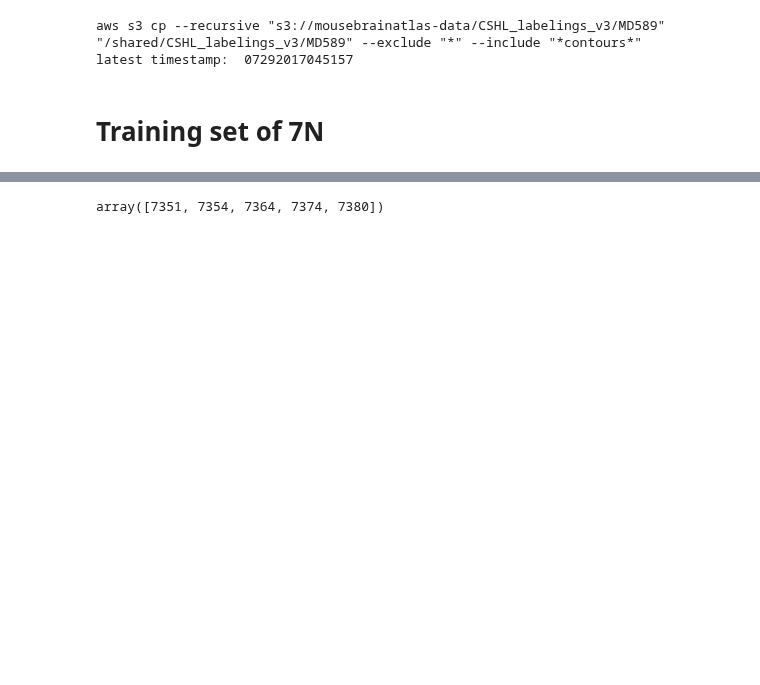
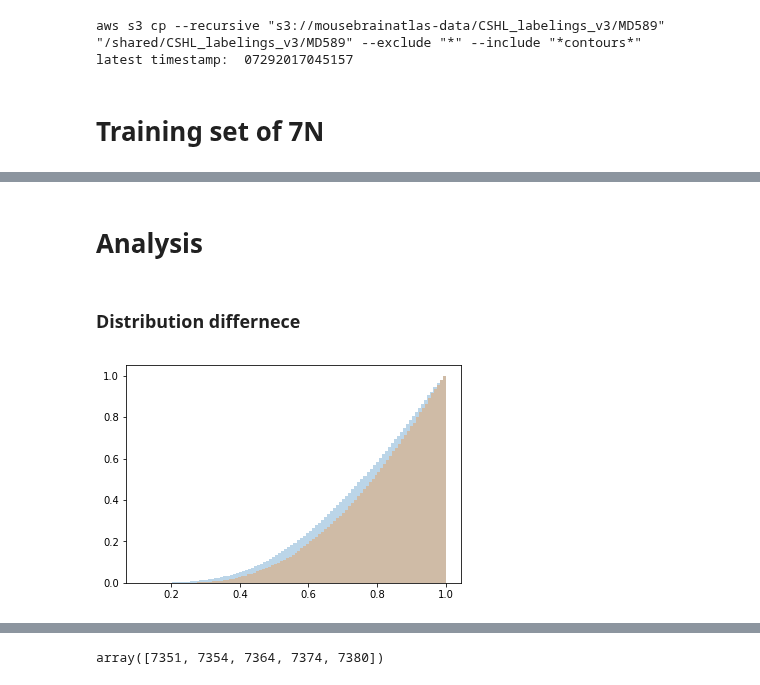
Before and after one commit to xiangjiph/MouseBrainAtlas, a Jupyter notebook: XJ/Blob_detection_v3.3(Analyze whole brain-stem data).ipynb, the cells around one changed output, grey strips where cells are left out. Cells and saved outputs as stored; diff of their text form; code cells hidden in the pictures; blank space fills up the shorter version.

```diff
--- a/XJ/Blob_detection_v3.3(Analyze whole brain-stem data).ipynb
+++ b/XJ/Blob_detection_v3.3(Analyze whole brain-stem data).ipynb
@@ -131,0 +156,19 @@ len(typical_blob_props[152]['area'])
+# %%
+positive_similarity_sec_prop = collections.defaultdict(dict)
+for tempSec in TBID_in_structure.keys():
+    for tempProp in training_props:
+        temp_sec_prop_similarity = []
+        for tempBID in TBID_in_structure[tempSec][structure_name]:
+            temp = fun_similarity(typical_blob_props[tempSec][tempProp][tempBID],
+                                                  matched_blob_props[tempSec][tempProp][TBID_to_matched_blob[tempSec][tempBID]],distance_type=tempProp)
+            temp_sec_prop_similarity += temp
+        positive_similarity_sec_prop[tempSec][tempProp] = temp_sec_prop_similarity
+
+positive_similarity_prop = {}
+for tempProp in training_props:
+    positive_similarity_prop[tempProp] = np.concatenate(tuple([np.array(record[tempProp]) for record in positive_similarity_sec_prop.itervalues()]))
+
+temp_training_data = []
+for tempProp in training_props:
+    temp_training_data.append(positive_similarity_prop[tempProp])
+positive_training_data = np.column_stack(tuple(temp_training_data))
@@ -131,0 +297,11 @@ len(typical_blob_props[152]['area'])
+# %% [markdown]
+# Analysis
+# %% [markdown]
+### Distribution differnece
+# %%
+tempProp = 'compactness'
+tempBinNum = 100
+plt.hist(negative_similarity_prop[tempProp],bins=tempBinNum,normed=True, alpha=0.3,cumulative=True);
+plt.hist(positive_similarity_prop[tempProp],bins=tempBinNum,normed=True,alpha=0.3,cumulative=True);
+# %% [output]
+[figure, added]
```
Also changed, not shown: parts of 29 cells of this notebook, 3 other files.
